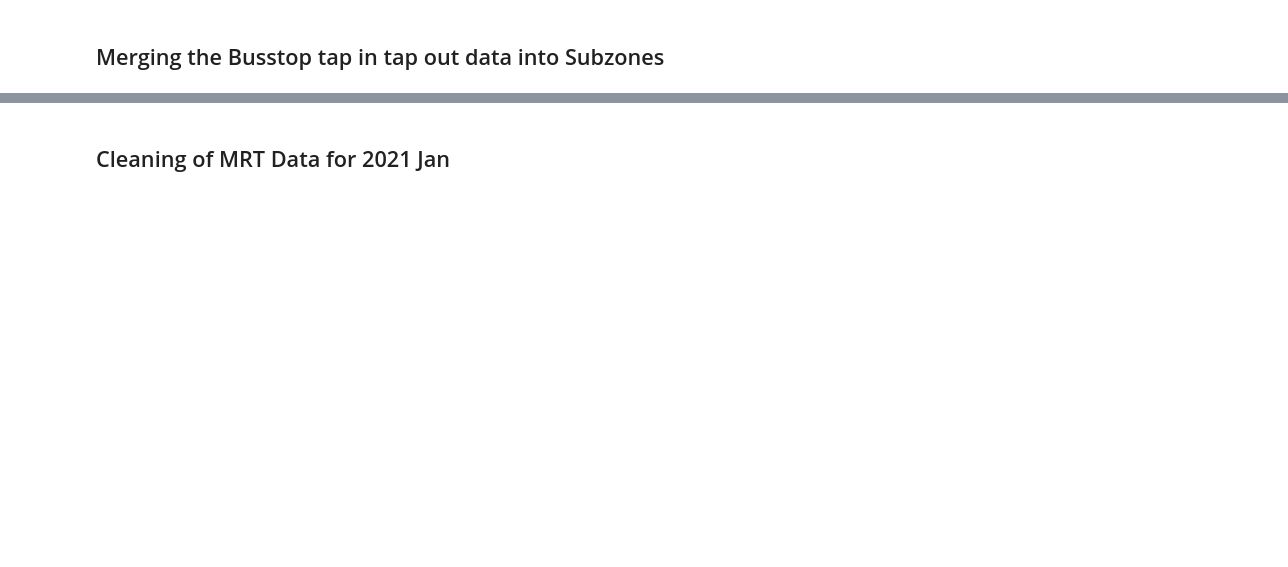
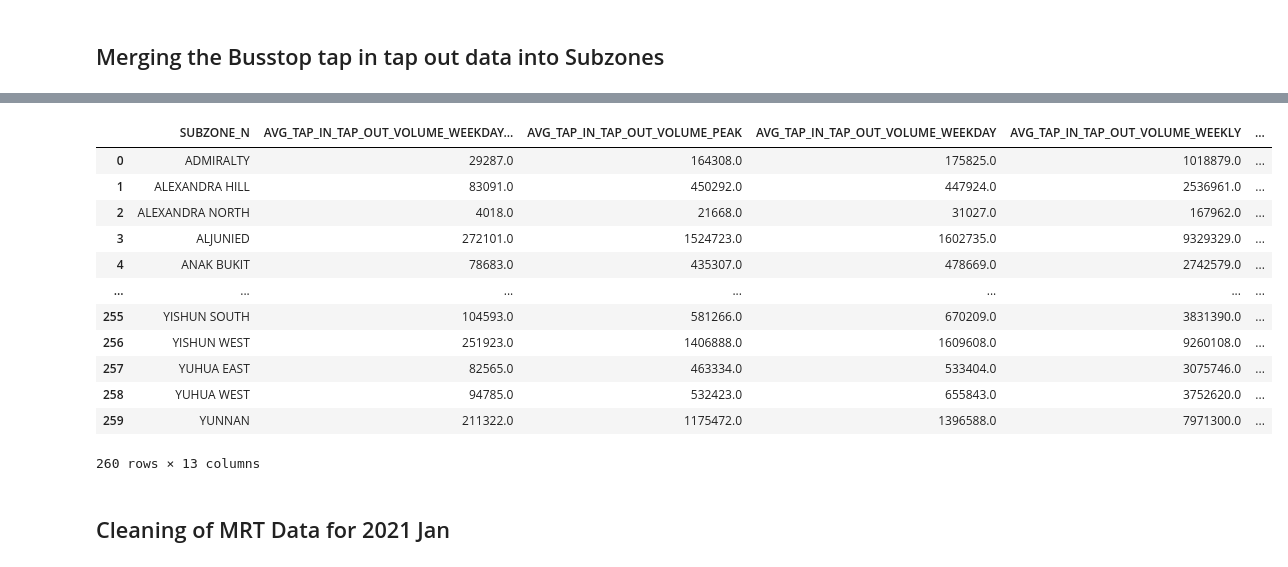
Before and after one commit to bleow/CZ1115PROJ-DataScience_Python, a Jupyter notebook: Jupyter notebook/Actual Data Extraction.ipynb, the cells around one changed output, grey strips where cells are left out. Saved outputs shown, nothing was run; the diff lists cells and outputs as text; code cells hidden in the pictures; blank space fills up the shorter version.

```diff
--- a/Jupyter notebook/Actual Data Extraction.ipynb
+++ b/Jupyter notebook/Actual Data Extraction.ipynb
@@ -852,6 +1342,20 @@ BusGeoDataSubzone
 # %%
-BusGeoData = pd.merge(BusGeoDataSubzone, dT_data1, how='inner', on = 'SUBZONE_N', validate='many_to_many')
+BusGeoData = pd.merge(BusGeoDataSubzone, dT_data1[['SUBZONE_N', '2020']], how='inner', on = 'SUBZONE_N', validate='many_to_many')
 BusGeoData
+# %% [output]
+|  | SUBZONE_N | AVG_TAP_IN_TAP_OUT_VOLUME_WEEKDAY... | AVG_TAP_IN_TAP_OUT_VOLUME_PEAK | AVG_TAP_IN_TAP_OUT_VOLUME_WEEKDAY | AVG_TAP_IN_TAP_OUT_VOLUME_WEEKLY | ... |
+| 0 | ADMIRALTY | 29287.0 | 164308.0 | 175825.0 | 1018879.0 | ... |
+| 1 | ALEXANDRA HILL | 83091.0 | 450292.0 | 447924.0 | 2536961.0 | ... |
+| 2 | ALEXANDRA NORTH | 4018.0 | 21668.0 | 31027.0 | 167962.0 | ... |
+| 3 | ALJUNIED | 272101.0 | 1524723.0 | 1602735.0 | 9329329.0 | ... |
+| 4 | ANAK BUKIT | 78683.0 | 435307.0 | 478669.0 | 2742579.0 | ... |
+| ... | ... | ... | ... | ... | ... | ... |
+| 255 | YISHUN SOUTH | 104593.0 | 581266.0 | 670209.0 | 3831390.0 | ... |
+| 256 | YISHUN WEST | 251923.0 | 1406888.0 | 1609608.0 | 9260108.0 | ... |
+| 257 | YUHUA EAST | 82565.0 | 463334.0 | 533404.0 | 3075746.0 | ... |
+| 258 | YUHUA WEST | 94785.0 | 532423.0 | 655843.0 | 3752620.0 | ... |
+| 259 | YUNNAN | 211322.0 | 1175472.0 | 1396588.0 | 7971300.0 | ... |
+260 rows × 13 columns
 # %% [markdown]
 ## Cleaning of MRT Data for 2021 Jan
 # %%
```
Also changed, not shown: parts of 54 cells of this notebook.
